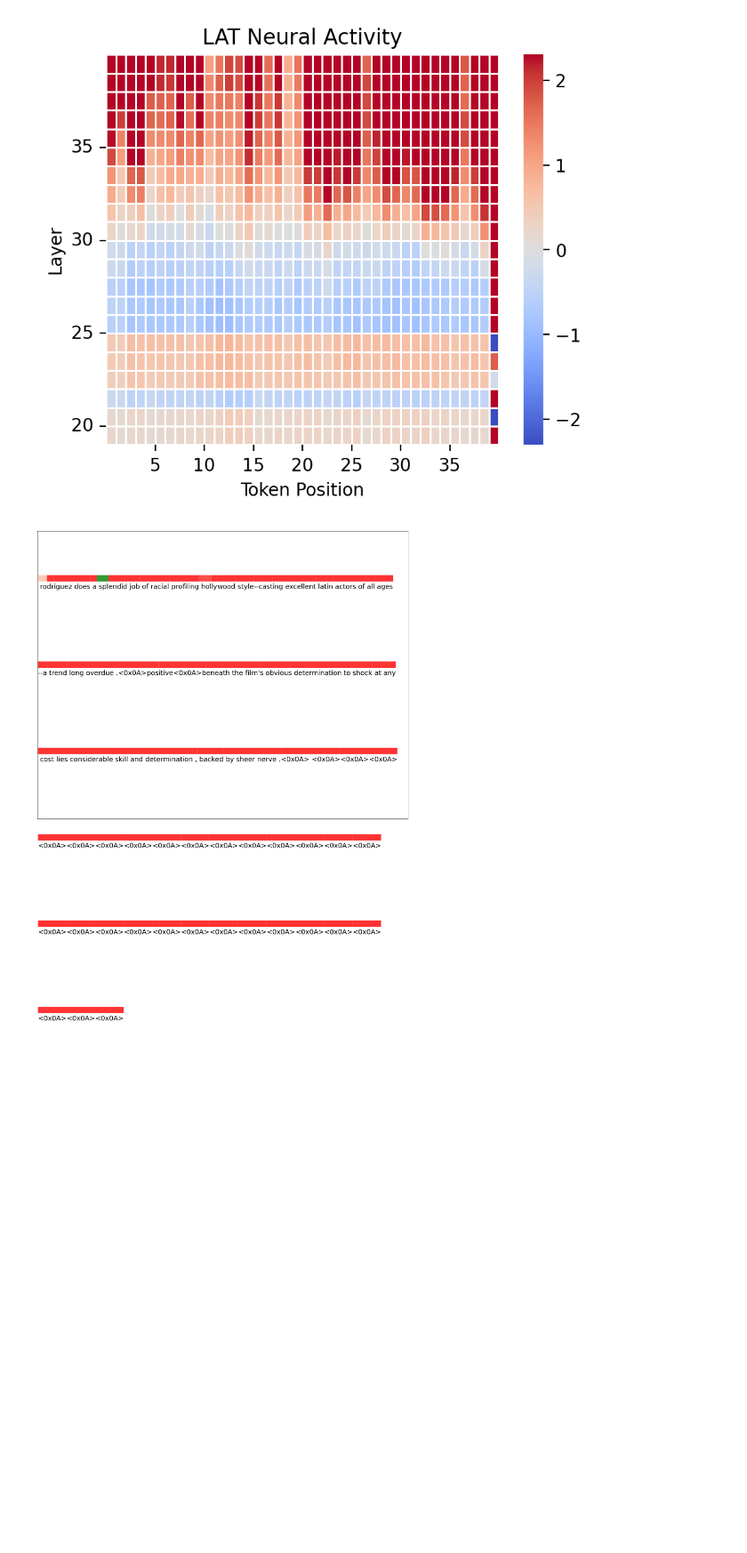
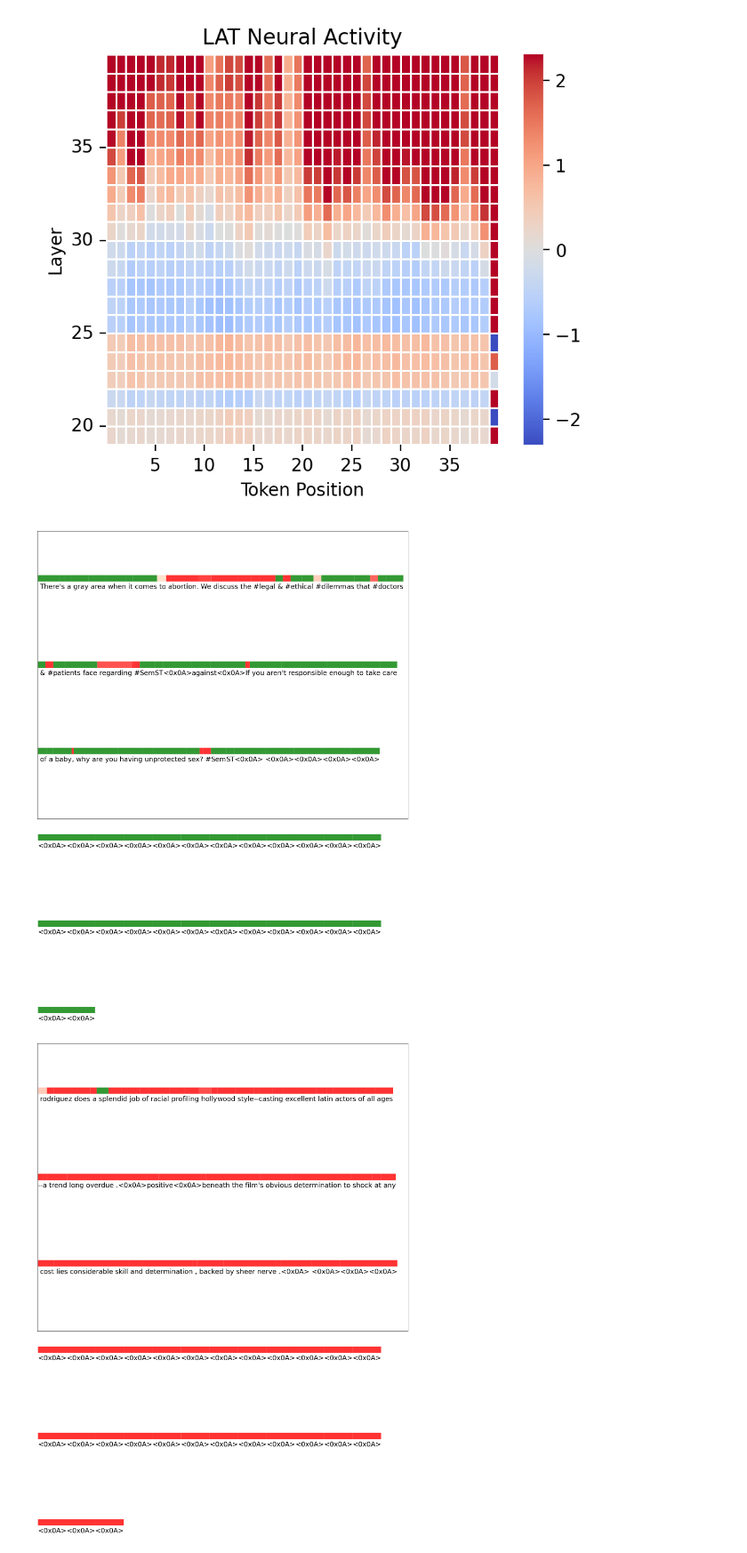
Before and after one commit to alex-t-hu/rep_e_icl, a Jupyter notebook: rep_e_icl/benchmark/cross_dataset_scores.ipynb, the cells around one changed output. Shown at 89% size. Cells and saved outputs as stored; diff of their text form; code cells hidden in the pictures; blank space fills up the shorter version.

```diff
--- a/rep_e_icl/benchmark/cross_dataset_scores.ipynb
+++ b/rep_e_icl/benchmark/cross_dataset_scores.ipynb
@@ -167,6 +219,10 @@ plot_lat_scans(input_ids, rep_reader_scores_dict, layer_slice=slice(5, -5))
 # %% [output]
 4 (103, 31)
 [figure]
+# %%
+plot_detection_results(input_ids, rep_reader_scores_mean_dicts['tweet_eval-stance_abortion'], THRESHOLD=0.0, start_answer_token=tokenizer.tokenize(assistant_tag)[-1])
+# %% [output]
+[figure, added]
 # %%
 plot_detection_results(input_ids, rep_reader_scores_mean_dict, THRESHOLD, start_answer_token=tokenizer.tokenize(assistant_tag)[-1])
 # %% [output]
```
Also changed, not shown: parts of 8 cells of this notebook, 5 other files.
